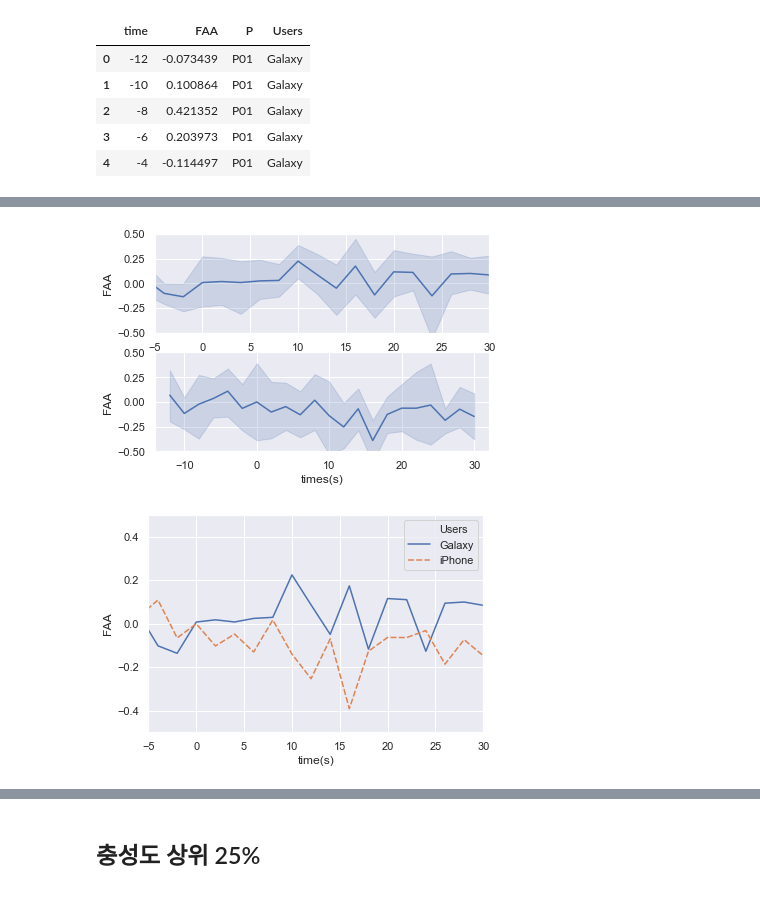
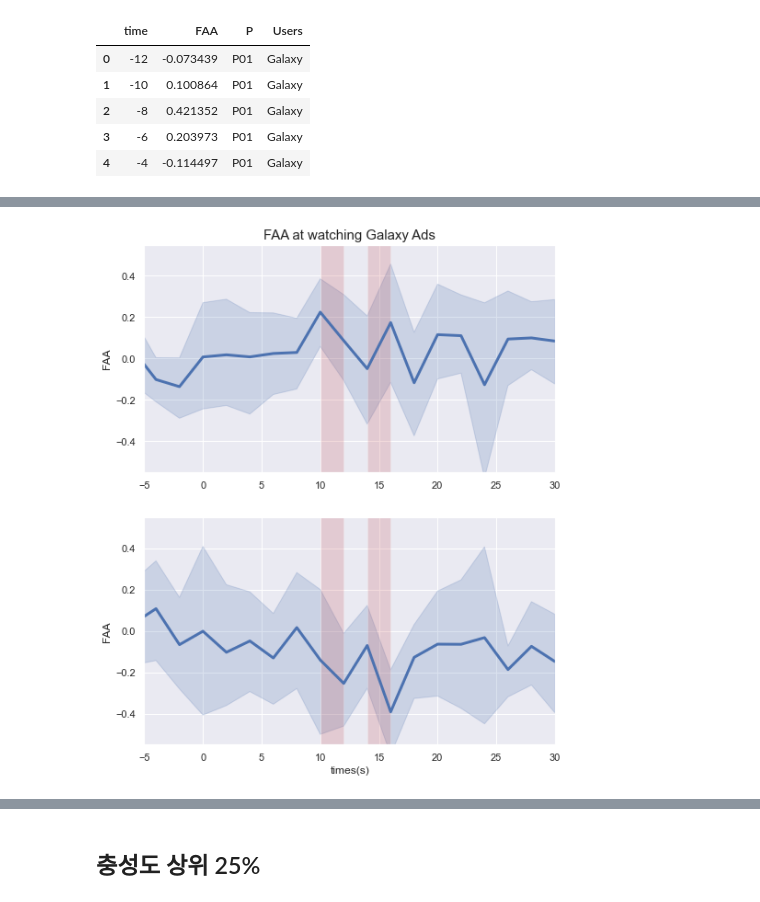
Before and after one commit to BrainNim/BrainScience, a Jupyter notebook: article_graph.ipynb, the cells around one changed output, grey strips where cells are left out. Drawn from its saved outputs; the diff is of its cells as text; code cells hidden in the pictures.

```diff
--- a/article_graph.ipynb
+++ b/article_graph.ipynb
@@ -166,25 +196,15 @@ T_df.head()
-# %%
-# 그래프 그리기 위한 함수
-
-# 두 그룹 직접 비교용 선 그래프
-def draw_line(data, label, ad_sec=30, ylim=0.5):
-    ax = sns.lineplot(data=data, x='time', y='FAA', hue=label, style=label, ci=None)
-    plt.ylabel('FAA')
-    plt.xlabel('time(s)')
-    plt.ylim(-ylim, ylim)
-    plt.xlim(-5, ad_sec)
-    plt.show()
-
-# 가독성 저하로 인해 상하분리한 리본 그래프
-def draw_ribbon(data, label, group_list, ylim=0.5, ad_sec=30):
-    fig, (ax0,ax1) = plt.subplots(nrows=2)
-
-    data_0 = data[data[label]==group_list[0]]
-    data_1 = data[data[label]==group_list[1]]
-
-    sns.lineplot(data=data_0, x='time', y='FAA', ax=ax0)
-    sns.lineplot(data=data_1, x='time', y='FAA', ax=ax1)
-
-
-    ax0.set(ylabel='FAA', xlabel='times(s)', ylim=(-ylim,ylim), xlim=(-5,ad_sec))
-    ax1.set(ylabel='FAA', xlabel='times(s)', ylim=(-ylim,ylim), xlim=(-5,ad_sec))
+# %%
+#구간 별 t-test 결과
+print(f'{group_list[0]}(N={len(p_list0)}) vs {group_list[1]}(N={len(p_list1)})','\n')
+
+valid = []
+
+for i in range(len(df1)):
+    tTestResult = stats.ttest_ind(df1[p_list0].iloc[i], df1[p_list1].iloc[i], equal_var=False)
+    if tTestResult[1] < 0.05:
+        print(math.ceil(df1['time'].iloc[i]),'\t',tTestResult, '\t', '*')
+        valid.append(df1['time'].iloc[i])
+    else:
+        print(math.ceil(df1['time'].iloc[i]),'\t',tTestResult)
+
+print('\n','valid timeline :', valid)
@@ -191,8 +233,4 @@ def draw_ribbon(data, label, group_list, ylim=0.5, ad_sec=30):
 # %%
-draw_ribbon(T_df, label, group_list)
+draw_ribbon(T_df, label, group_list, valid_time = valid, title='FAA at watching Galaxy Ads')
 # %% [output]
-[figure, old version]
+[figure, new version]
-# %%
-draw_line(T_df, label)
-# %% [output]
-[figure, removed]
```
Also changed, not shown: parts of 14 cells of this notebook.
